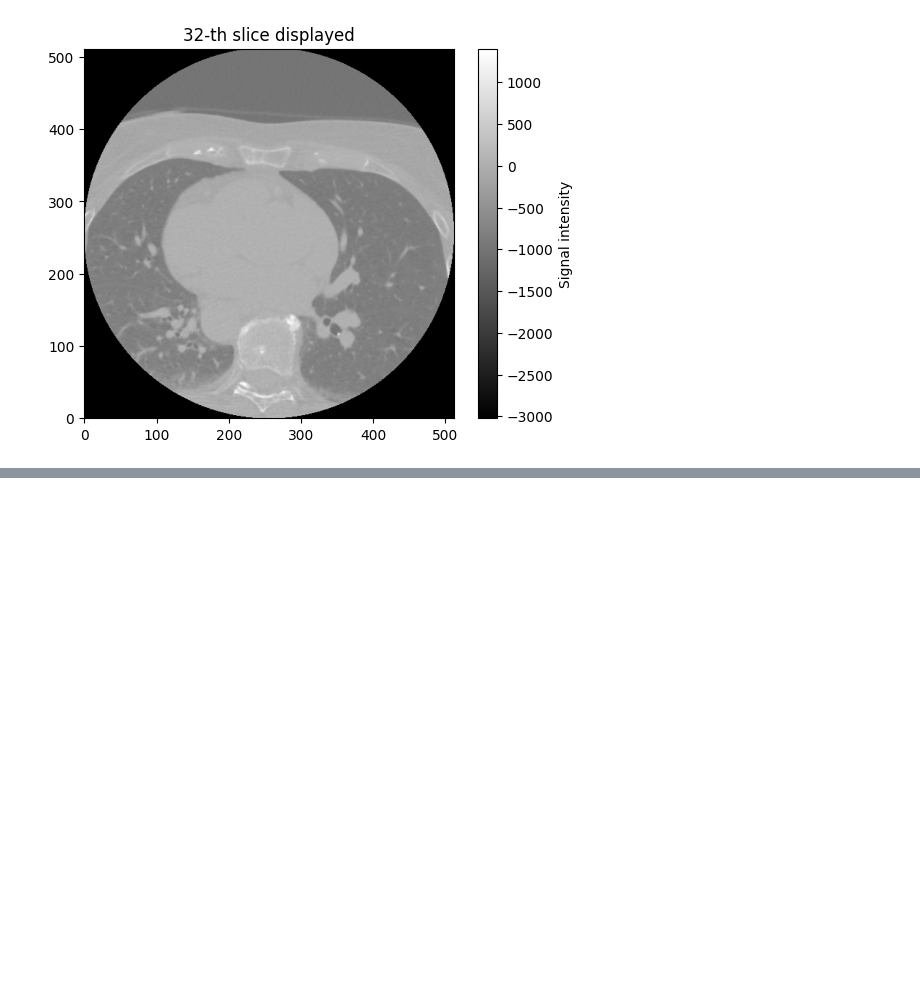
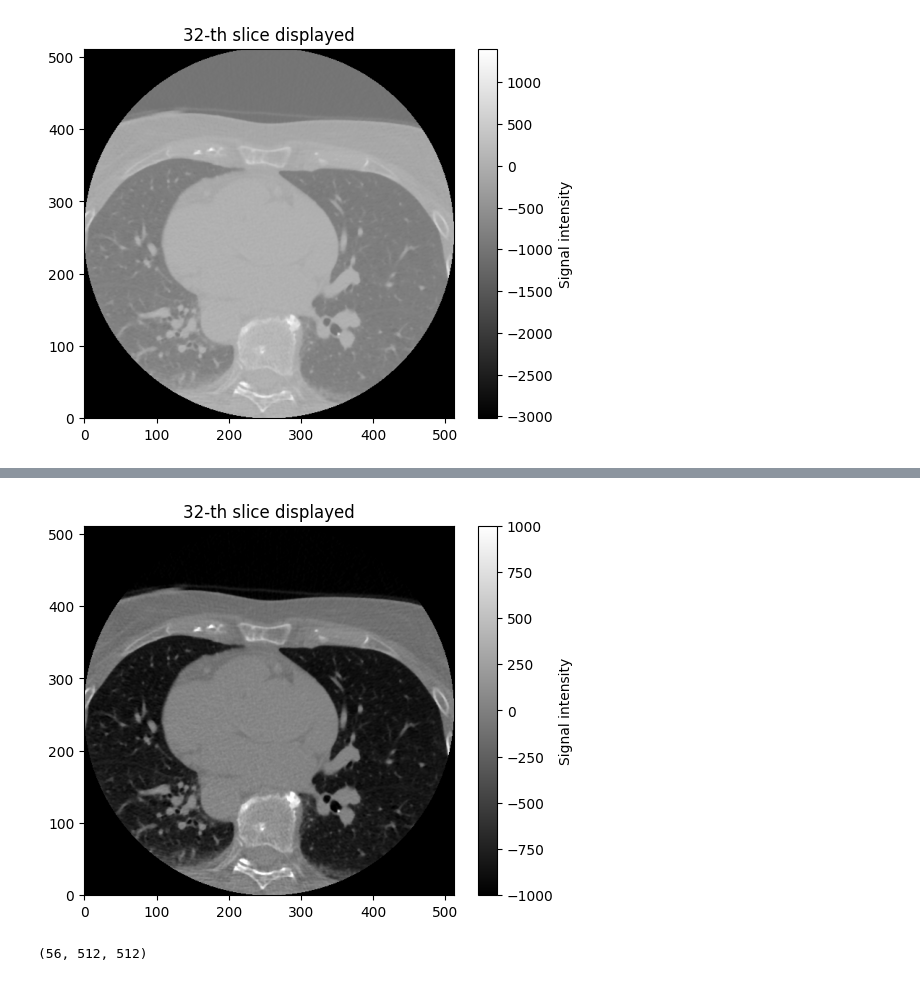
Before and after one commit to aibota1016/calcium_scoring, a Jupyter notebook: src/data/make_dataset.ipynb, the cells around one changed output, grey strips where cells are left out. Saved outputs shown, nothing was run; the diff lists cells and outputs as text; code cells hidden in the pictures; blank space fills up the shorter version.

```diff
--- a/src/data/make_dataset.ipynb
+++ b/src/data/make_dataset.ipynb
@@ -138,0 +144,15 @@ def resample():
+# %%
+def clip_values(ct_scan, min_bound=-1000, max_bound=1000):
+    """
+    Clips outliers, if not specified min_bound=-1000 max_bound=1000
+    """
+    img = ct_scan
+    img = np.clip(img, min_bound, max_bound).astype(np.float32)
+    return img
+
+clipped_scan = clip_values(ct_scan)
+plot_single_slice(clipped_scan)
+clipped_scan.shape
+# %% [output]
+[figure, added]
+(56, 512, 512)
```
Also changed, not shown: parts of 19 cells of this notebook, 7 other files.
